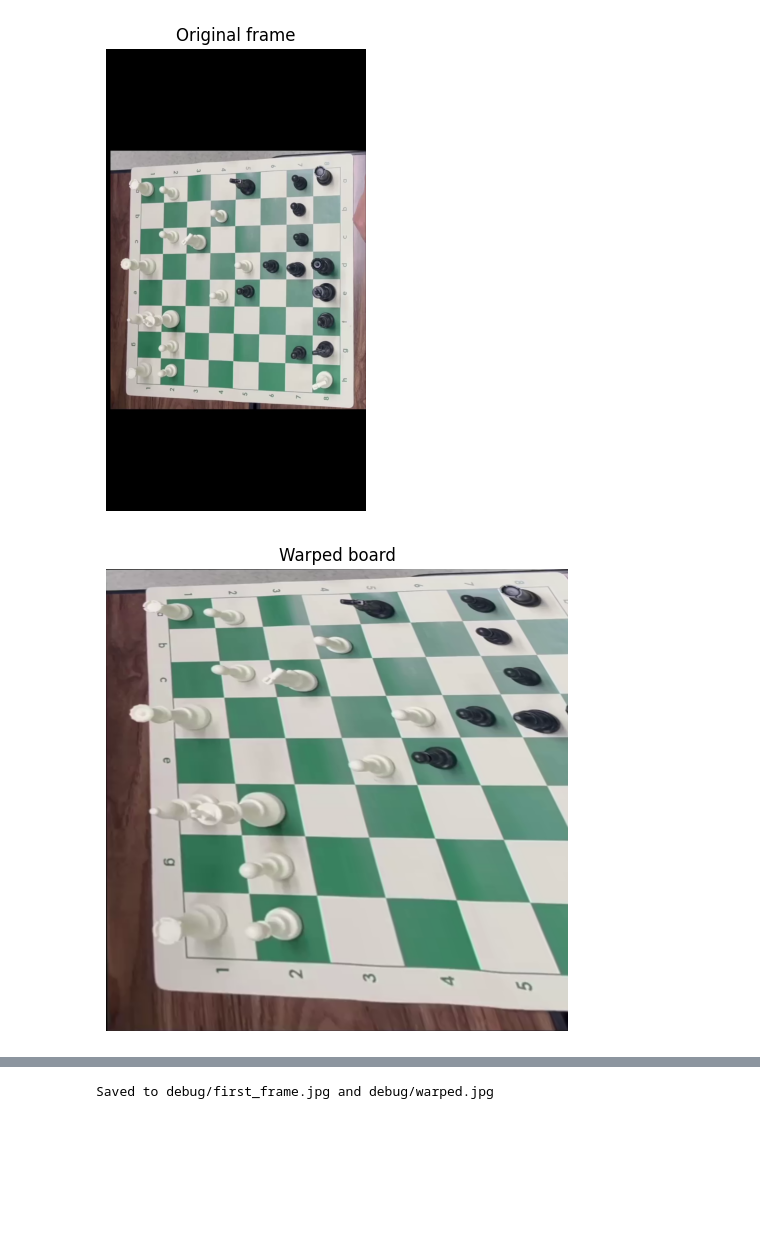
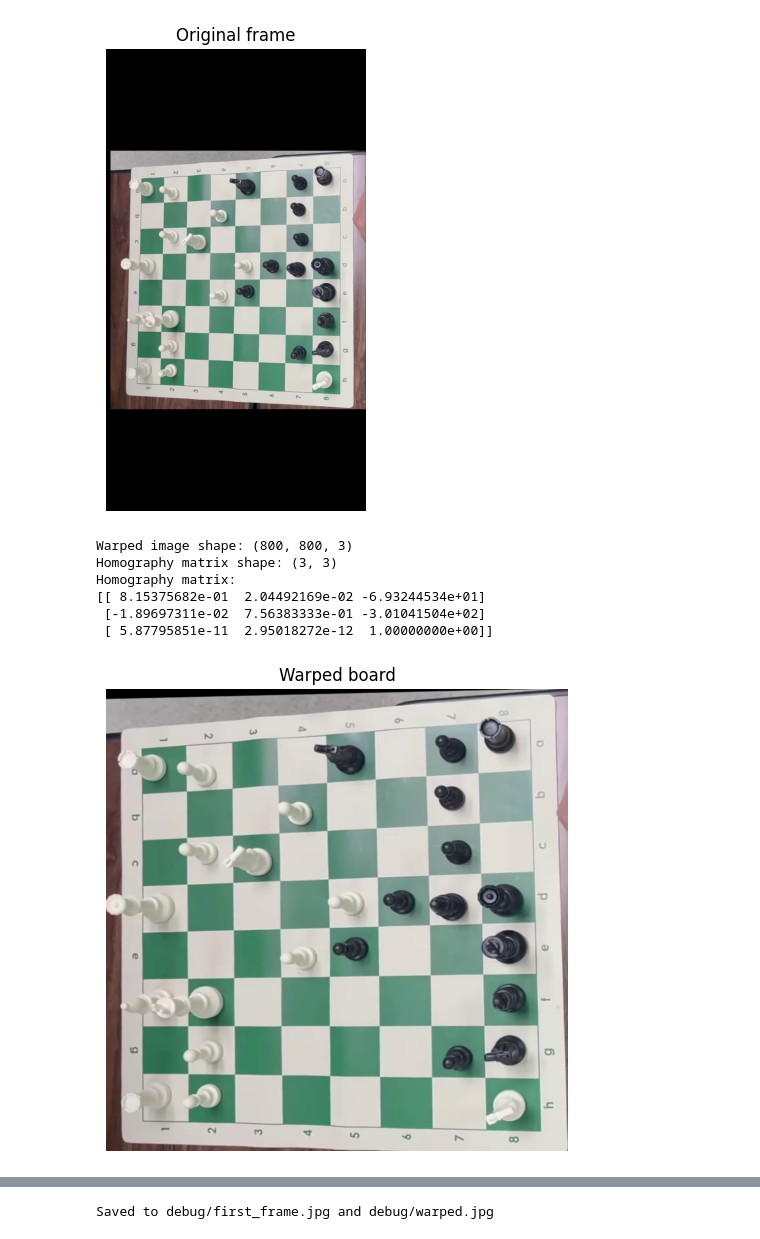
Before and after one commit to JaidogDev/Hybrid-MobileNet-CNN-Based-Chessboard-State-Tracking-Pipeline, a Jupyter notebook: notebooks/01_board_detect.ipynb, the cells around one changed output, grey strips where cells are left out. Saved outputs shown, nothing was run; the diff lists cells and outputs as text; code cells hidden in the pictures; blank space fills up the shorter version.

```diff
--- a/notebooks/01_board_detect.ipynb
+++ b/notebooks/01_board_detect.ipynb
@@ -43,9 +51,35 @@ imshow_rgb(frame, "Original frame", size=(6,6))
 # %% [output]
 [figure]
-# %%
-# 3) warp board (homography) → top-down square
-warped, _ = warp_board(frame, cfg)
-imshow_rgb(warped, "Warped board", size=(6,6))
-# %% [output]
-[figure, removed]
+# %%
+# # 3) warp board (homography) → top-down square
+# warped, _ = warp_board(frame, cfg)
+# imshow_rgb(warped, "Warped board", size=(6,6))
+
+# === Cell 2: warp board (fixed) ===
+warped, aux = warp_board(frame, cfg)
+assert warped is not None and warped.size > 0, "warp_board() returned empty image"
+
+# ตรวจสอบผลลัพธ์
+print(f"Warped image shape: {warped.shape}")
+
+if aux is not None:
+    if hasattr(aux, 'shape'):  # ถ้าเป็น numpy array
+        print(f"Homography matrix shape: {aux.shape}")
+        print(f"Homography matrix:\n{aux}")
+    elif isinstance(aux, dict) and 'H' in aux:  # ถ้าเป็น dictionary
+        print(f"Homography matrix found: {aux['H'].shape}")
+    else:
+        print(f"aux type: {type(aux)}, content: {aux}")
+else:
+    print("No aux data returned")
+
+imshow_rgb(warped, "Warped board", size=(6,6))
+# %% [output]
+Warped image shape: (800, 800, 3)
+Homography matrix shape: (3, 3)
+Homography matrix:
+[[ 8.15375682e-01  2.04492169e-02 -6.93244534e+01]
+ [-1.89697311e-02  7.56383333e-01 -3.01041504e+02]
+ [ 5.87795851e-11  2.95018272e-12  1.00000000e+00]]
+[figure, added]
 # %%
```
Also changed, not shown: parts of 2 cells of this notebook, 8 other files.
